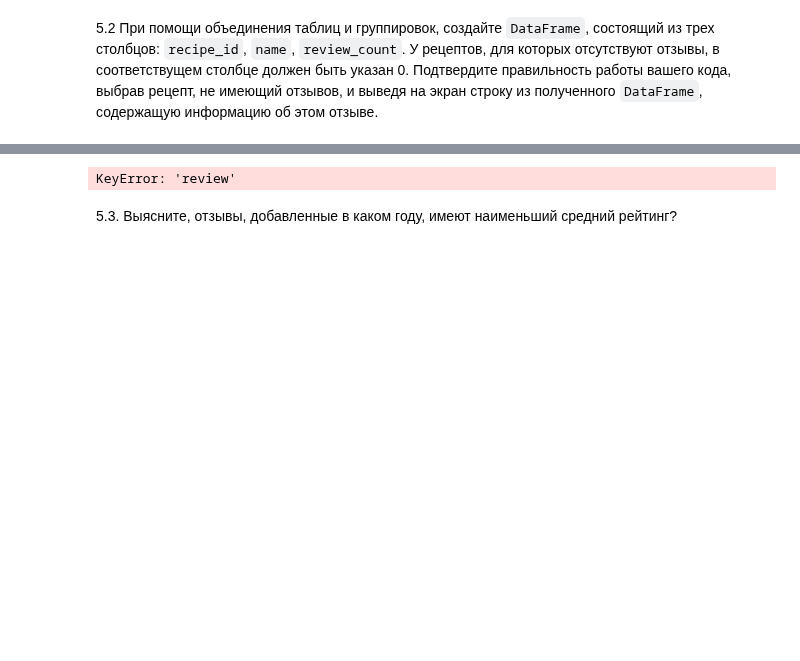
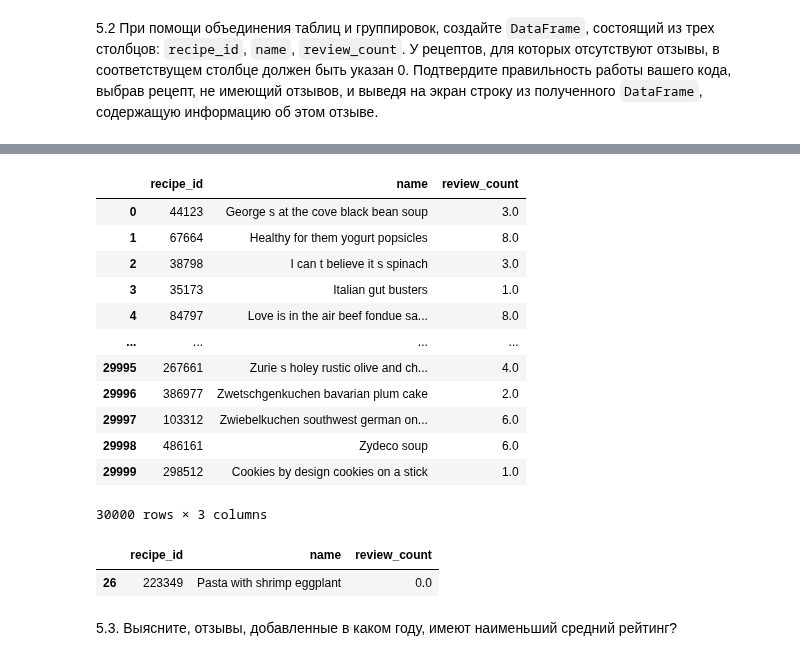
Before and after one commit to GeorgiyDemo/FA, a Jupyter notebook: Course III/TOBD/02_pandas/02_pandas_Деменчук_Георгий.ipynb, the cells around one changed output, grey strips where cells are left out. Drawn from its saved outputs; the diff is of its cells as text; code cells hidden in the pictures; blank space fills up the shorter version.

Commit message:
Переписал merge датафреймов в 5.2 #161

```diff
--- a/Course III/TOBD/02_pandas/02_pandas_Деменчук_Георгий.ipynb
+++ b/Course III/TOBD/02_pandas/02_pandas_Деменчук_Георгий.ipynb
@@ -698,9 +714,27 @@ print(new_df.shape[0])
 # %%
-other_new_df = recipes[['id', 'name']].merge(recipes['review'].groupby(other_new_df['name']).count(), how='left', on="name")
+other_new_df = recipes.merge(reviews['review'].groupby(reviews['recipe_id']).count(), how='left', left_on="id", right_on="recipe_id")[['id', 'name', 'review']]
 other_new_df = other_new_df.rename(columns={'id': 'recipe_id', 'review': 'review_count'})
+other_new_df = other_new_df.fillna(0)
 other_new_df
 # %% [output]
+|  | recipe_id | name | review_count |
+| 0 | 44123 | George s at the cove black bean soup | 3.0 |
+| 1 | 67664 | Healthy for them yogurt popsicles | 8.0 |
+| 2 | 38798 | I can t believe it s spinach | 3.0 |
+| 3 | 35173 | Italian gut busters | 1.0 |
+| 4 | 84797 | Love is in the air beef fondue sa... | 8.0 |
+| ... | ... | ... | ... |
+| 29995 | 267661 | Zurie s holey rustic olive and ch... | 4.0 |
+| 29996 | 386977 | Zwetschgenkuchen bavarian plum cake | 2.0 |
+| 29997 | 103312 | Zwiebelkuchen southwest german on... | 6.0 |
+| 29998 | 486161 | Zydeco soup | 6.0 |
+| 29999 | 298512 | Cookies by design cookies on a stick | 1.0 |
-KeyError: 'review'
+30000 rows × 3 columns
+# %%
+other_new_df[other_new_df["recipe_id"] == 223349]
+# %% [output]
+|  | recipe_id | name | review_count |
+| 26 | 223349 | Pasta with shrimp eggplant | 0.0 |
 # %% [markdown]
 5.3. Выясните, отзывы, добавленные в каком году, имеют наименьший средний рейтинг?
 # %%
```
Also changed, not shown: parts of 4 cells of this notebook, 1 other file.
